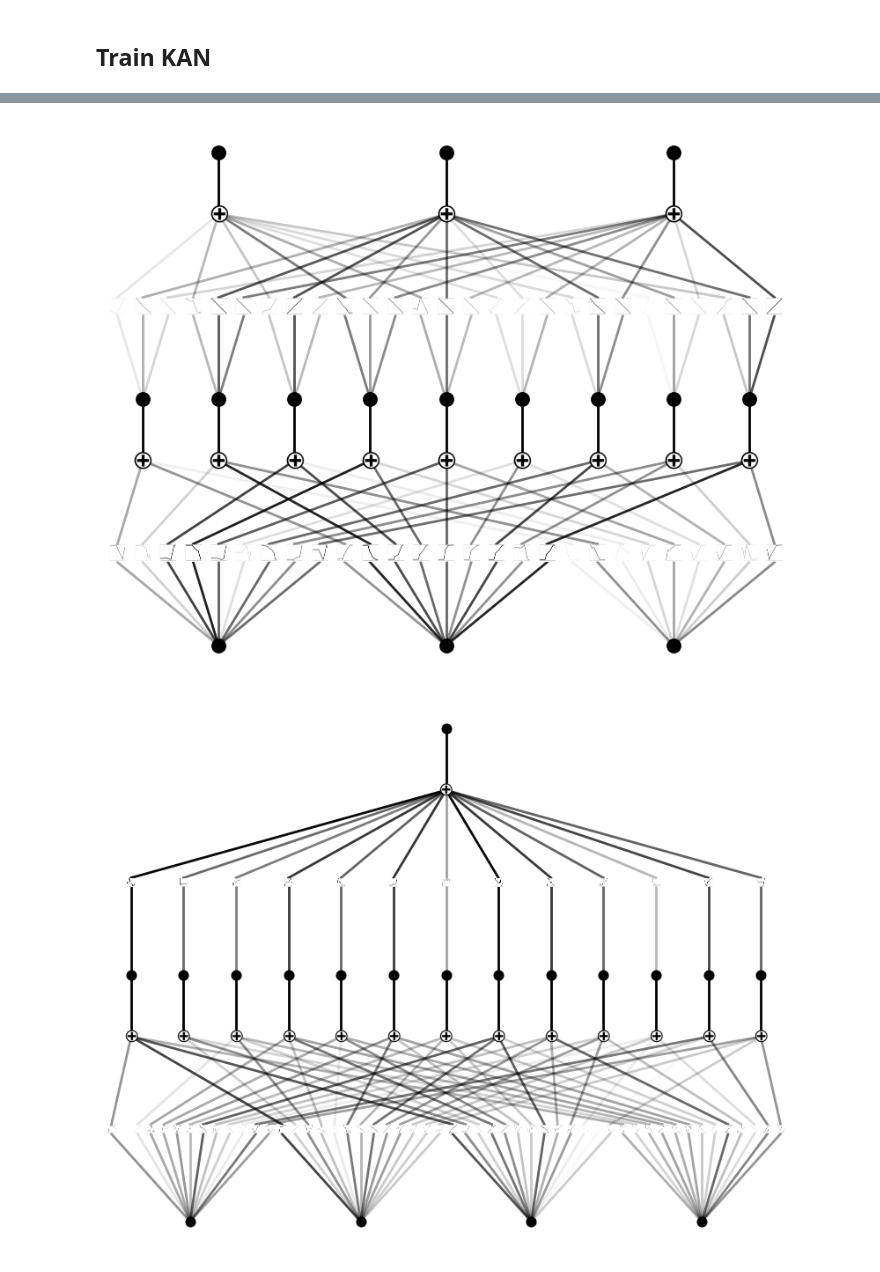
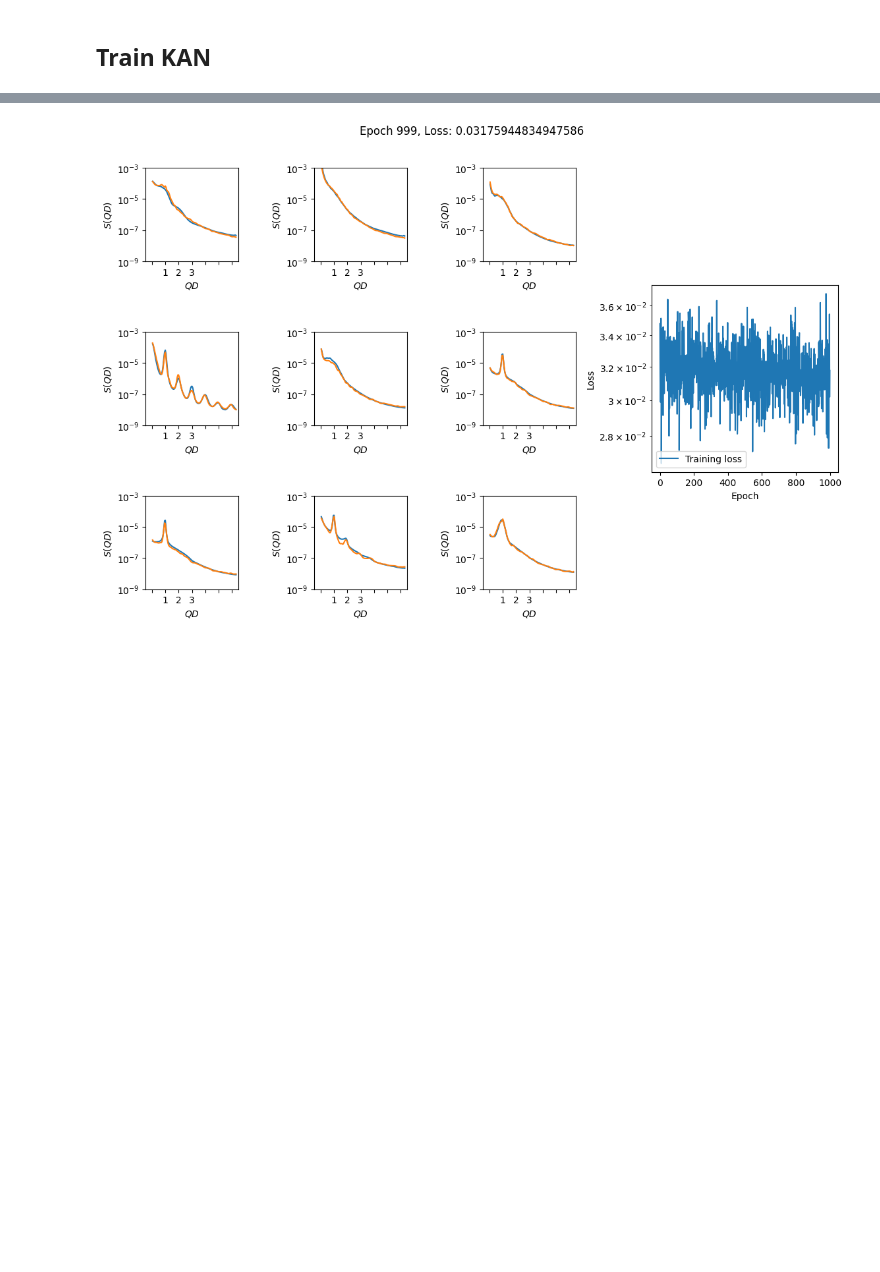
Before and after one commit to ch-tung/Randomwave_ML, a Jupyter notebook: generative_NN/KAN/test_KAN.ipynb, the cells around one changed output, grey strips where cells are left out. Drawn from its saved outputs; the diff is of its cells as text; code cells hidden in the pictures; blank space fills up the shorter version.

Commit message:
apply to curve fitting

```diff
--- a/generative_NN/KAN/test_KAN.ipynb
+++ b/generative_NN/KAN/test_KAN.ipynb
@@ -257,8 +257,8 @@ class SQ_KAN(nn.Module):
         sq_full_reshaped = sq_full.view(x.size(0), self.Q_torch.size(0))
         return sq_full_reshaped*self.multiplier + bg_lin
 
-model_KAN = SQ_KAN(width=[4,13,1], width_aug=[3,9,3], grid=20, grid_aug=10, k=3, seed=11451419, device=device, Q_scale=1/6)
-
+model_KAN = SQ_KAN(width=[4,9,1], width_aug=[3,7,3], grid=16, grid_aug=16, k=3, seed=11451419, device=device, Q_scale=1/6)
+string_setting = "9_7_g_16_16"
 # x_train_torch = to_torch_device(x_train)
 # x = x_train_torch[0:2]
 # model_KAN.forward(x)
@@ -401,8 +401,8 @@ def train_model_KAN(model, x_train, y_train, epochs=100, batch_size=256, lr=1e-3
             # plt.show()
 
         # if epoch % 10 == 0:
-            model.kan_aug.plot(scale=1)
-            model.kan.plot(scale=1)
+            # model.kan_aug.plot(scale=1)
+            # model.kan.plot(scale=1)
 # %%
 # model_KAN.load_state_dict(torch.load('./saved_model/KAN/model_13_9_grid_lin_monoc.pth'))
 train_model_KAN(model_KAN, x_train, y_train, epochs=1000, batch_size=100, lr=5e-3)
@@ -417,6 +411,5 @@ torch.save(model_KAN.state_dict(), './saved_model/KAN/model_13_9_g_20_10.pth')
 # %%
-model_KAN.load_state_dict(torch.load('./saved_model/KAN/model_13_9_g_20_10.pth'))
-train_model_KAN(model_KAN, x_train, y_train, epochs=1000, batch_size=50, lr=1e-3, randQ=False)
+# model_KAN.load_state_dict(torch.load('./saved_model/KAN/model_13_9_g_20_10.pth'))
+train_model_KAN(model_KAN, x_train, y_train, epochs=1000, batch_size=500, lr=1e-3, randQ=False)
 # %% [output]
-[figure, old version]
+[figure, new version]
-[figure, removed]
```
Also changed, not shown: parts of 8 cells of this notebook, 2 other files.
